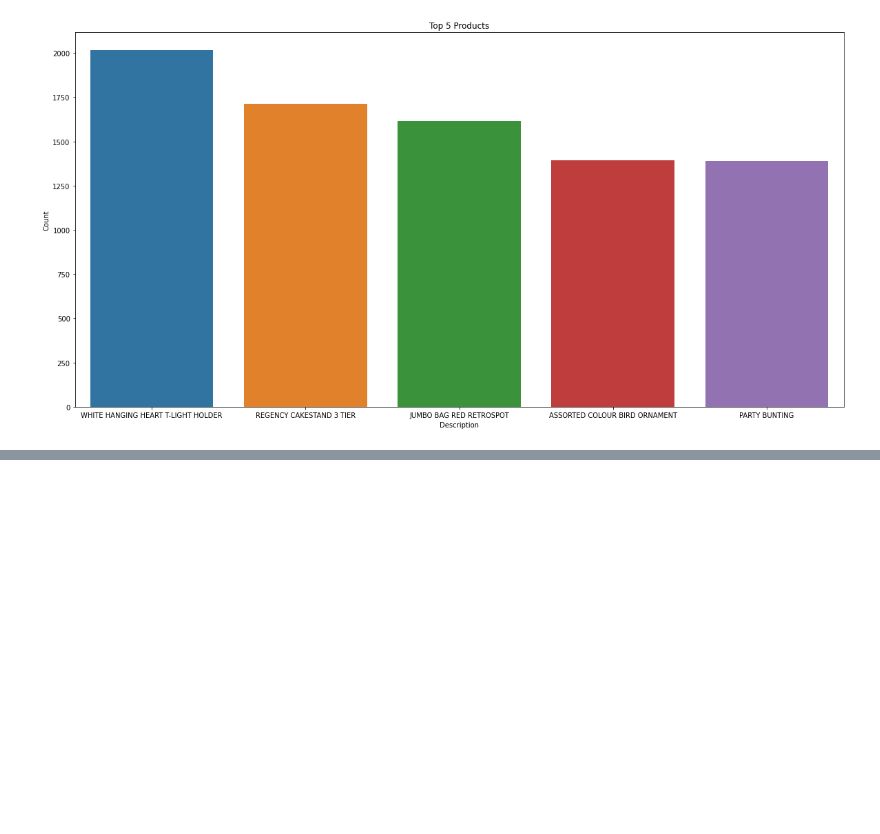
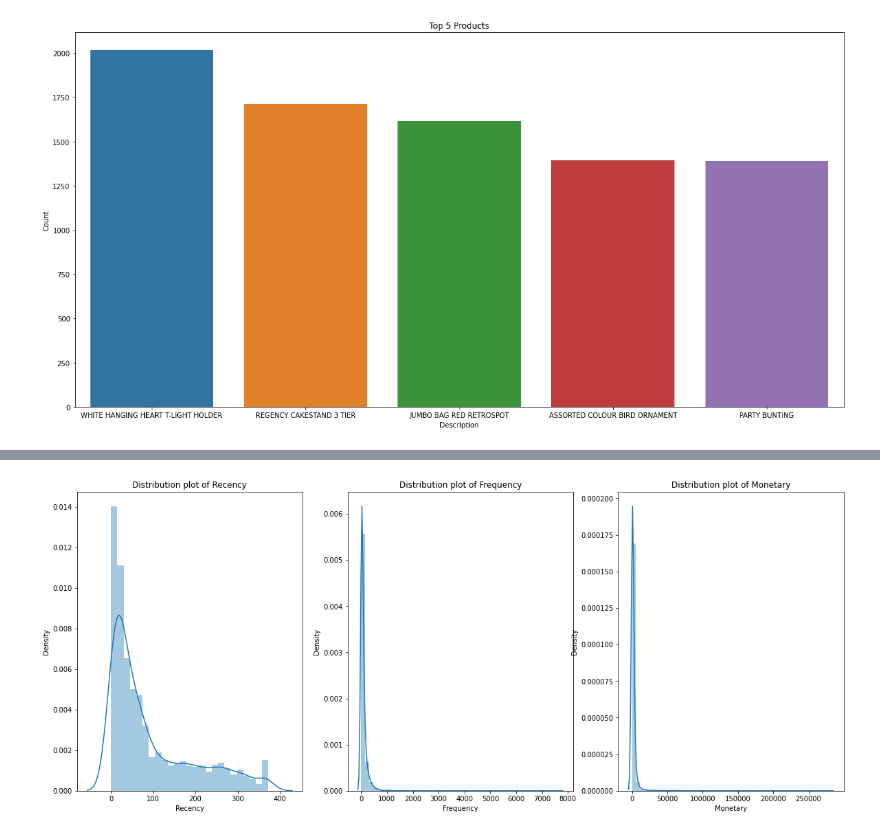
Before and after one commit to Sharath2021/Online-Retail-Customer-Segmentation, a Jupyter notebook: Online_Retail_Customer_Segmentation_Capstone_Project.ipynb, the cells around one changed output, grey strips where cells are left out. Cells and saved outputs as stored; diff of their text form; code cells hidden in the pictures; blank space fills up the shorter version.

```diff
--- a/Online_Retail_Customer_Segmentation_Capstone_Project.ipynb
+++ b/Online_Retail_Customer_Segmentation_Capstone_Project.ipynb
@@ -378,0 +437,14 @@ sns.barplot(x='Description',y='Count',data=Description_df[:5])
+# %%
+#Recency = Latest Date - Last Inovice Data, Frequency = count of invoice no. of transaction(s), Monetary = Sum of Total
+#Amount for each customer
+
+#Set Latest date 2011-12-10 as last invoice date was 2011-12-09. This is to calculate the number of days from recent purchase
+import datetime
+Latest_Date = datetime.datetime(2011,12,10)
+
+#Create RFM Modelling scores for each customer
+rfm_df = retail_data.groupby('CustomerID').agg({'InvoiceDate': lambda x: (Latest_Date - x.max()).days, 'InvoiceNo': lambda x: len(x), 'TotalAmount': lambda x: x.sum()})
+rfm_df['InvoiceDate'] = rfm_df['InvoiceDate'].astype(int)
+rfm_df.rename(columns={'InvoiceDate': 'Recency', 'InvoiceNo': 'Frequency','TotalAmount': 'Monetary'}, inplace=True)
+rfm_df.reset_index(inplace=True)
+rfm_df
@@ -378,0 +491,10 @@ sns.barplot(x='Description',y='Count',data=Description_df[:5])
+# %%
+# visualizing using distplot
+list2=['Recency','Frequency','Monetary']
+plt.figure(figsize=(20,8))
+for index,item in enumerate(list2):
+  plt.subplot(1,3,index+1)
+  sns.distplot(rfm_df[item])
+  plt.title(f'Distribution plot of {item}')
+# %% [output]
+[figure, added]
```
Also changed, not shown: parts of 15 cells of this notebook.
